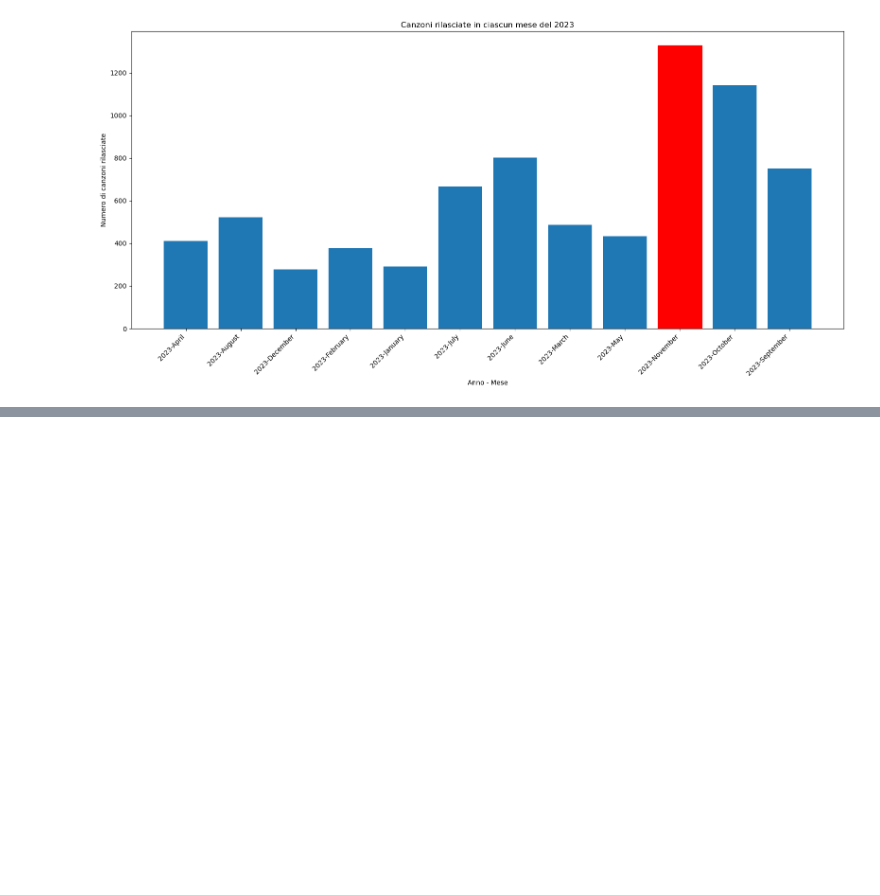
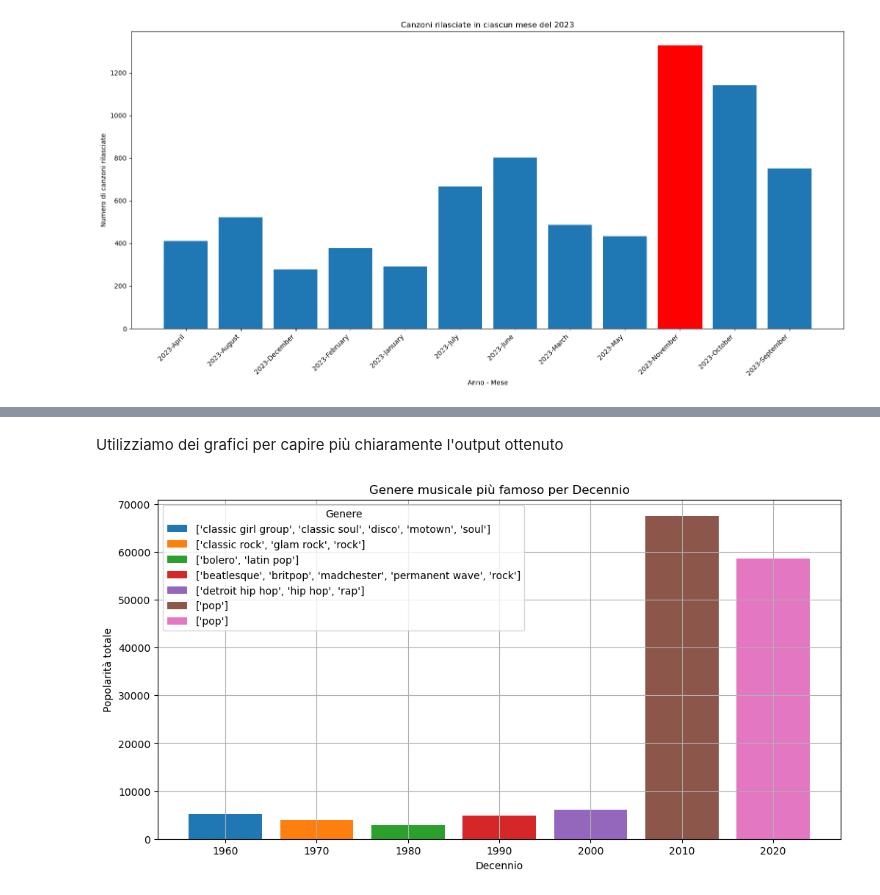
Before and after one commit to michelaminichini/Laboratorio-Big-Data-Progetto-2023, a Jupyter notebook: artists-top_songs.ipynb, the cells around one changed output, grey strips where cells are left out. Cells and saved outputs as stored; diff of their text form; code cells hidden in the pictures; blank space fills up the shorter version.

```diff
--- a/artists-top_songs.ipynb
+++ b/artists-top_songs.ipynb
@@ -314,3 +314,33 @@ plt.tight_layout()
 plt.show()
 # %% [output]
 [figure]
+# %%
+import pandas as pd
+
+# Assuming artists_df and top_songs_df are your DataFrames
+# Merge data from both files based on artist_id
+merged_dataframe = pd.merge(top_songs, artisti, how='inner', left_on='Artist ID', right_on='ID')
+
+# Convert "release_date" to datetime if it's not already
+#merged_dataframe['Release Date'] = pd.to_datetime(merged_dataframe['Release Date'])
+
+# Create a new column for the decade
+merged_dataframe['Decennio'] = (merged_dataframe['Release Date'].dt.year // 10) * 10
+
+# Group by decade and genre, calculate total popularity for each genre
+genre_decade_popularity = merged_dataframe.groupby(['Decennio', 'Genres'])['Popularity_x'].sum().reset_index()
+
+# Identify the most famous genre per decade
+most_famous_genre_per_decade = genre_decade_popularity.loc[genre_decade_popularity.groupby('Decennio')['Popularity_x'].idxmax()]
+
+# Group by decade and artist, calculate total popularity for each artist
+artist_decade_popularity = merged_dataframe.groupby(['Decennio', 'Artist ID', 'Name'])['Popularity_x'].sum().reset_index()
+
+# Identify the most famous artist per decade
+most_famous_artist_per_decade = artist_decade_popularity.loc[artist_decade_popularity.groupby('Decennio')['Popularity_x'].idxmax()]
+
+# Print or use the results as needed
+print("Most Famous Genre per Decade:")
+print(most_famous_genre_per_decade[['Decennio', 'Genres', 'Popularity_x']])
+print("\nMost Famous Artist per Decade:")
+print(most_famous_artist_per_decade[['Decennio', 'Artist ID', 'Name', 'Popularity_x']])
@@ -316,0 +367,16 @@ plt.show()
+# %% [markdown]
+Utilizziamo dei grafici per capire più chiaramente l'output ottenuto
+# %%
+# Plotting Most Famous Genre per Decade
+plt.figure(figsize=(12, 6))
+for Decennio, group in most_famous_genre_per_decade.groupby('Decennio'):
+    plt.bar(str(Decennio), group['Popularity_x'].iloc[0], label=group['Genres'].iloc[0])
+
+plt.title('Genere musicale più famoso per Decennio')
+plt.xlabel('Decennio')
+plt.ylabel('Popolarità totale')
+plt.legend(title='Genere')
+plt.grid(True)
+plt.show()
+# %% [output]
+[figure, added]
```
Also changed, not shown: parts of 2 cells of this notebook.
